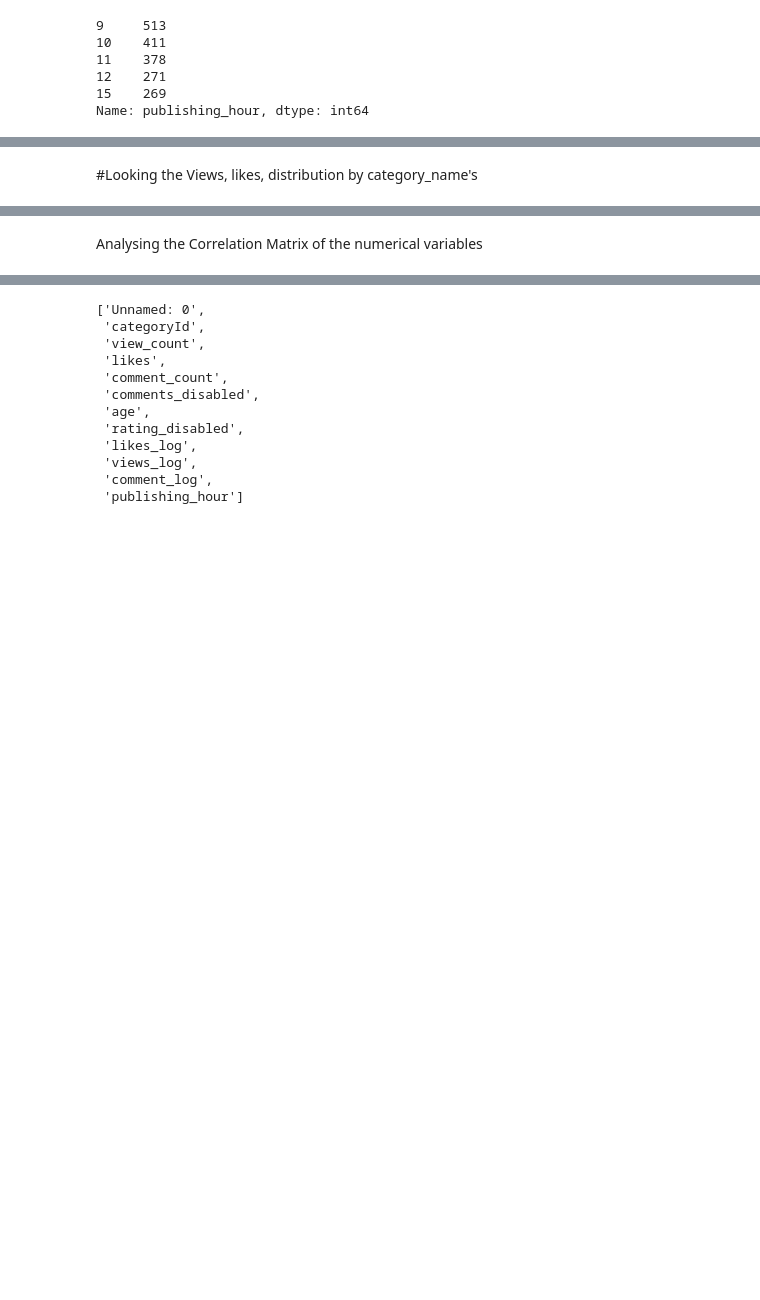
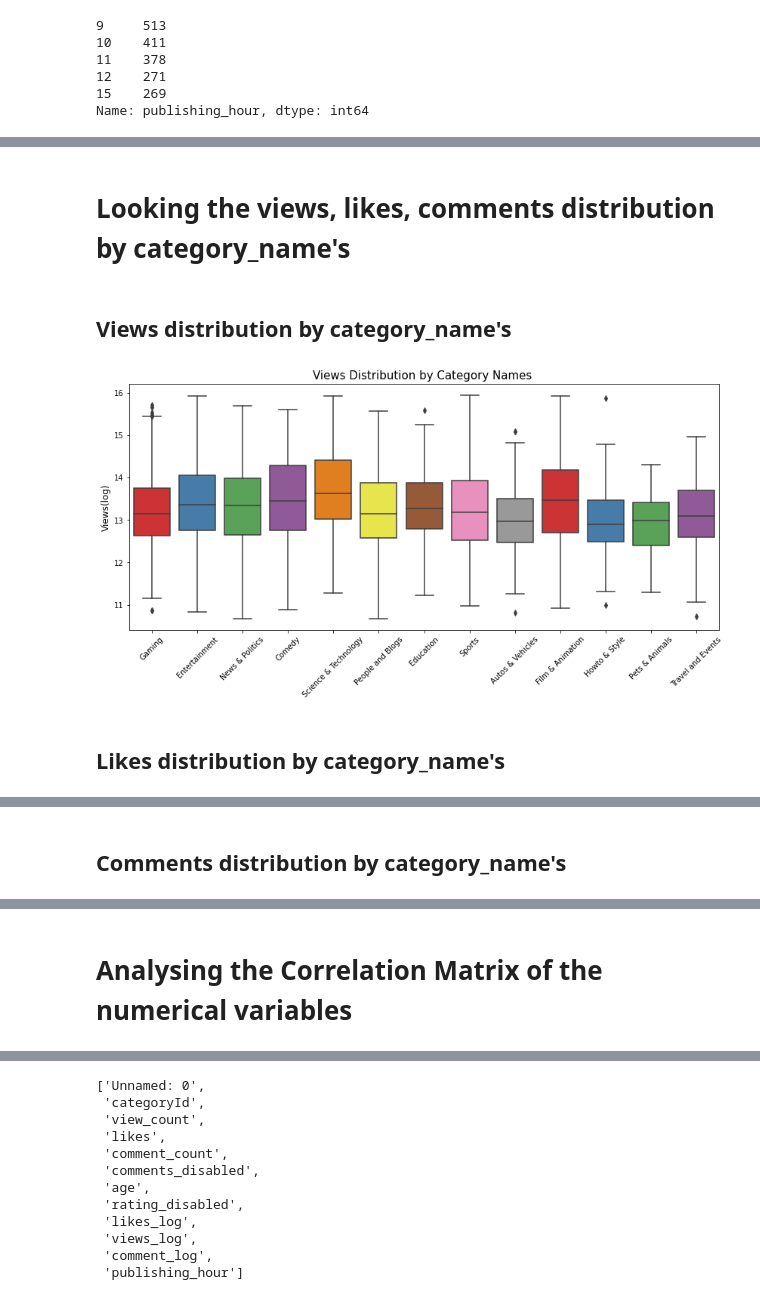
Before and after one commit to ThanhVinhTong/Youtube_Trending_Analysis, a Jupyter notebook: EDA_DS.ipynb, the cells around one changed output, grey strips where cells are left out. Saved outputs shown, nothing was run; the diff lists cells and outputs as text; code cells hidden in the pictures; blank space fills up the shorter version.

```diff
--- a/EDA_DS.ipynb
+++ b/EDA_DS.ipynb
@@ -167,3 +175,5 @@ plt.show()
+# %% [markdown]
+# **Looking the views, likes, comments distribution by category_name's**
 # %%
 df_yout['category_name'] = np.nan
 
@@ -199,7 +209,20 @@ df_yout.loc[(df_yout["categoryId"] == 42),"category_name"] = 'Shorts'
 df_yout.loc[(df_yout["categoryId"] == 43),"category_name"] = 'Shows'
 df_yout.loc[(df_yout["categoryId"] == 44),"category_name"] = 'Trailers'
 # %% [markdown]
-#Looking the Views, likes, distribution by category_name's
+## **Views distribution by category_name's**
+# %%
+plt.figure(figsize = (14,6))
+
+g = sns.boxplot(x='category_name', y='views_log', data=df_yout, palette="Set1")
+g.set_xticklabels(g.get_xticklabels(),rotation=45)
+g.set_title("Views Distribution by Category Names ", fontsize=15)
+g.set_xlabel("", fontsize=12)
+g.set_ylabel("Views(log)", fontsize=12)
+plt.show()
+# %% [output]
+[figure, added]
+# %% [markdown]
+## **Likes distribution by category_name's**
 # %%
 plt.figure(figsize = (14,6))
 
@@ -211,6 +234,8 @@ g.set_ylabel("Likes(log)", fontsize=12)
 plt.show()
 # %% [output]
 [figure]
+# %% [markdown]
+## **Comments distribution by category_name's**
 # %%
 plt.figure(figsize = (14,6))
 
@@ -224,7 +249,7 @@ plt.show()
 # %% [output]
 [figure]
 # %% [markdown]
-Analysing the Correlation Matrix of the numerical variables
+# **Analysing the Correlation Matrix of the numerical variables**
 # %%
 plt.figure(figsize = (10,8))
 
```
Also changed, not shown: parts of 26 cells of this notebook, 1 other file.
